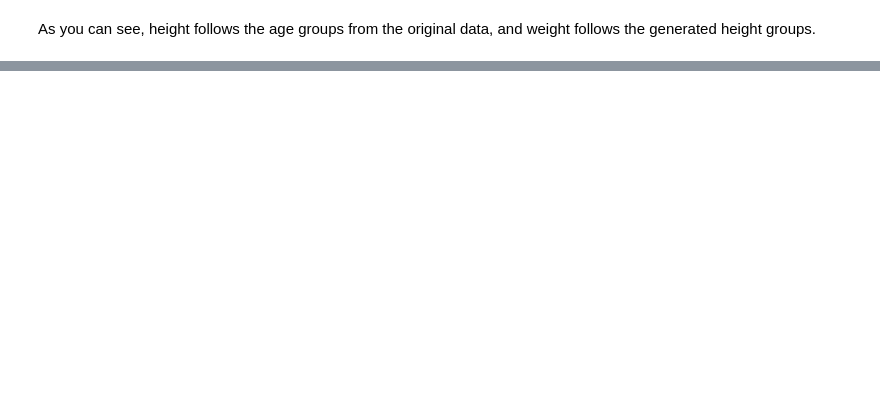
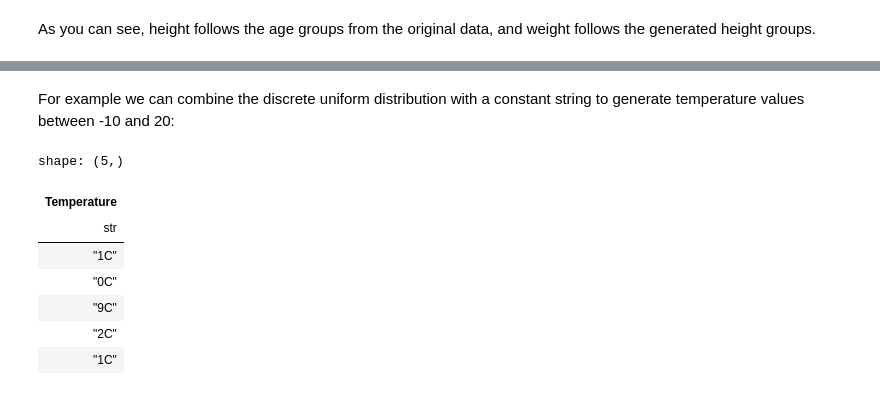
Before and after one commit to sodascience/metasyn, a Jupyter notebook: examples/3_additional_features.ipynb, the cells around one changed output, grey strips where cells are left out. Cells and saved outputs as stored; diff of their text form; code cells hidden in the pictures; blank space fills up the shorter version.

```diff
--- a/examples/3_additional_features.ipynb
+++ b/examples/3_additional_features.ipynb
@@ -360,0 +367,15 @@ As you can see, height follows the age groups from the original data, and weight
+# %% [markdown]
+For example we can combine the discrete uniform distribution with a constant string to generate temperature values between -10 and 20:
+# %%
+vb = VarBuilder(name="Temperature")
+vb.distribution = AsType(DiscreteUniformDistribution(-10, 20), "string") + "C"
+vb.fit().draw_series(5)
+# %% [output]
+shape: (5,)
+| Temperature |
+| str |
+| "1C" |
+| "0C" |
+| "9C" |
+| "2C" |
+| "1C" |
```
Also changed, not shown: parts of 16 cells of this notebook, 16 other files.
